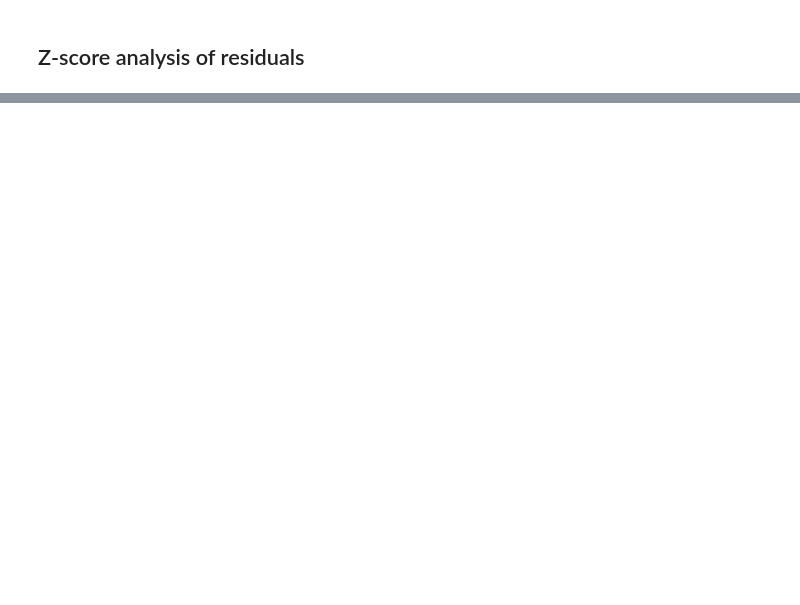
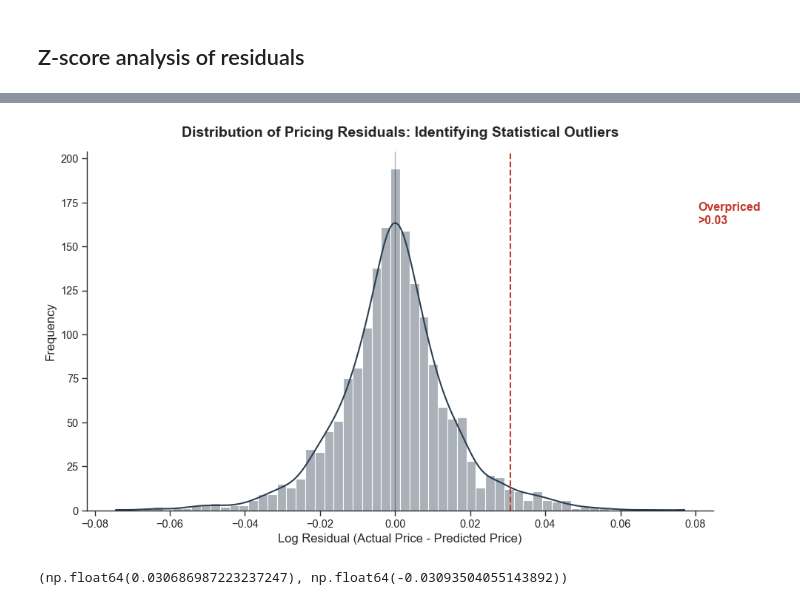
Before and after one commit to PrasunBanerjee04/SecooraRiskModel, a Jupyter notebook: full_scripts.ipynb, the cells around one changed output, grey strips where cells are left out. Drawn from its saved outputs; the diff is of its cells as text; code cells hidden in the pictures; blank space fills up the shorter version.

```diff
--- a/full_scripts.ipynb
+++ b/full_scripts.ipynb
@@ -779,0 +712,32 @@ plt.hist(smart_residuals, bins=50)
+# %%
+def plot_residual_z_scores(residuals):
+    mu, std = residuals.mean(), residuals.std()
+    upper = mu + 2 * std
+    lower = mu - 2 * std
+
+    plt.figure(figsize=(10, 6))
+    sns.set_context("paper", font_scale=1.2)
+    sns.set_style("ticks")
+
+    sns.histplot(residuals, kde=True, color="#2C3E50", alpha=0.4, line_kws={'linewidth': 1.5})
+
+    plt.axvline(upper, color='#C0392B', linestyle='--', linewidth=1.5, label=f'Overvalued (+2$\sigma$)')
+    plt.axvline(mu, color='black', linestyle='-', linewidth=1, alpha=0.3)
+
+    plt.title("Distribution of Pricing Residuals: Identifying Statistical Outliers", fontsize=14, fontweight='bold', pad=15)
+    plt.xlabel("Log Residual (Actual Price - Predicted Price)", fontsize=12)
+    plt.ylabel("Frequency", fontsize=12)
+
+    ylim = plt.ylim()
+    plt.text(upper + 0.05, ylim[1]*0.8, f"Overpriced\n>{upper:.2f}", color='#C0392B', fontweight='bold')
+
+    sns.despine()
+    plt.tight_layout()
+    plt.show()
+
+    return upper, lower
+# %%
+plot_residual_z_scores(naive_residuals)
+# %% [output]
+[figure, added]
+(np.float64(0.030686987223237247), np.float64(-0.03093504055143892))
```
Also changed, not shown: parts of 9 cells of this notebook, 1 other file.
